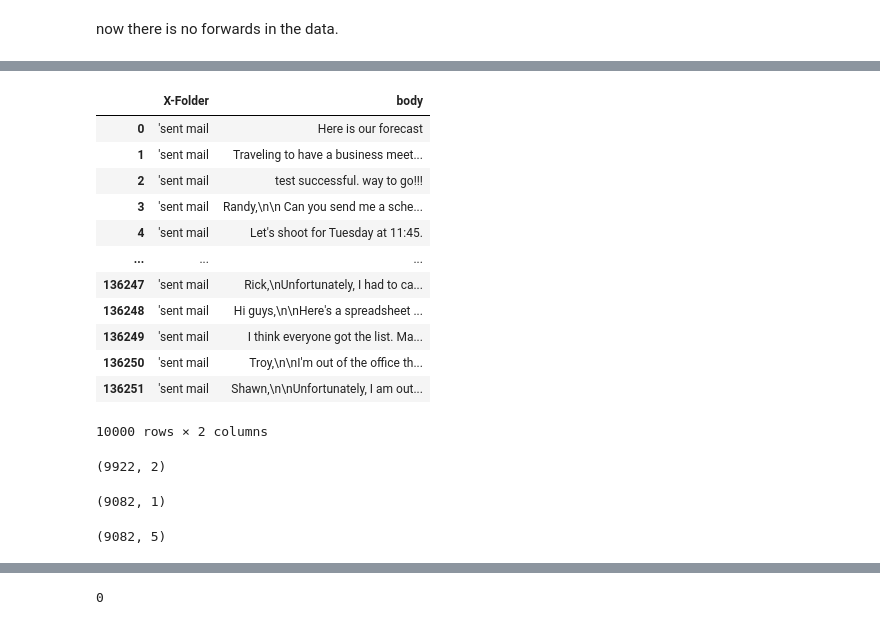
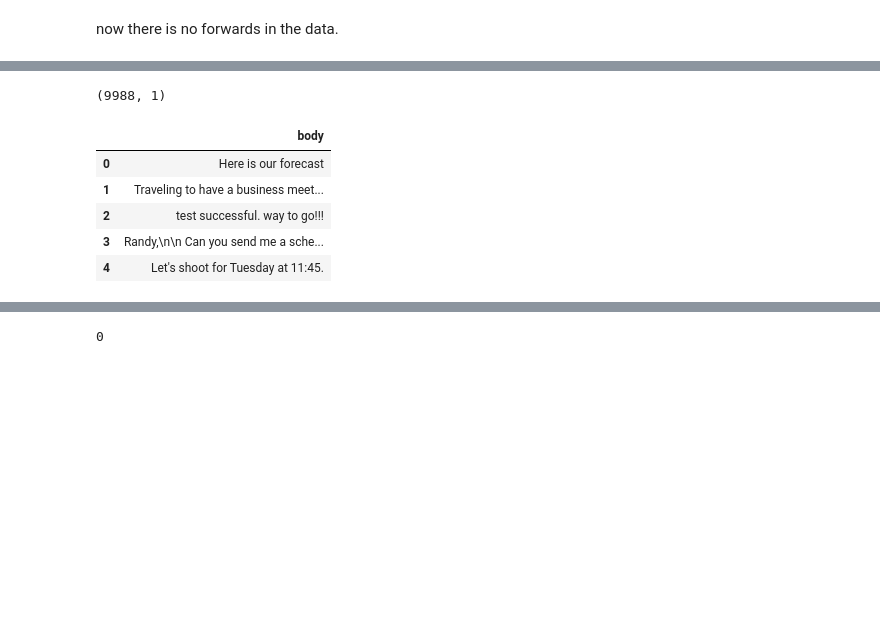
Before and after one commit to Arul-Vincy-Mary/Sampling_python, a Jupyter notebook: project1.ipynb, the cells around one changed output, grey strips where cells are left out. Drawn from its saved outputs; the diff is of its cells as text; code cells hidden in the pictures; blank space fills up the shorter version.

```diff
--- a/project1.ipynb
+++ b/project1.ipynb
@@ -286,18 +267,2 @@ df_2.drop(cols, axis=1, inplace=True)
-# %%
-df1
-# %% [output]
-|  | X-Folder | body |
-| 0 | 'sent mail | Here is our forecast |
-| 1 | 'sent mail | Traveling to have a business meet... |
-| 2 | 'sent mail | test successful. way to go!!! |
-| 3 | 'sent mail | Randy,\n\n Can you send me a sche... |
-| 4 | 'sent mail | Let's shoot for Tuesday at 11:45. |
-| ... | ... | ... |
-| 136247 | 'sent mail | Rick,\nUnfortunately, I had to ca... |
-| 136248 | 'sent mail | Hi guys,\n\nHere's a spreadsheet ... |
-| 136249 | 'sent mail | I think everyone got the list. Ma... |
-| 136250 | 'sent mail | Troy,\n\nI'm out of the office th... |
-| 136251 | 'sent mail | Shawn,\n\nUnfortunately, I am out... |
-10000 rows × 2 columns
 # %%
 #Getting the final content2 out:
@@ -310,15 +274,11 @@ df1 = df1.loc[~(df1.body=='')]
 # %%
-print(df1.shape)
-#emails.head()
+print(emails.shape)
+emails.head()
 # %% [output]
-(9922, 2)
+(9988, 1)
+|  | body |
+| 0 | Here is our forecast |
+| 1 | Traveling to have a business meet... |
+| 2 | test successful. way to go!!! |
+| 3 | Randy,\n\n Can you send me a sche... |
+| 4 | Let's shoot for Tuesday at 11:45. |
-# %%
-emails = emails.drop_duplicates(subset='body', keep='first',inplace=False)
-emails.shape
-# %% [output]
-(9082, 1)
-# %%
-df1 = df1.drop_duplicates(subset='body', keep='first',inplace=False)
-df_1.shape
-# %% [output]
-(9082, 5)
```
Also changed, not shown: parts of 57 cells of this notebook.
